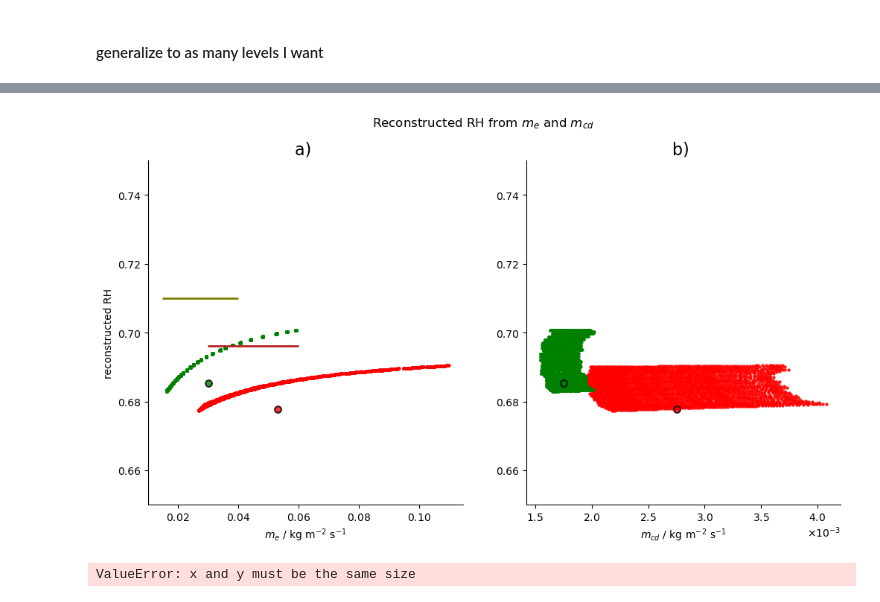
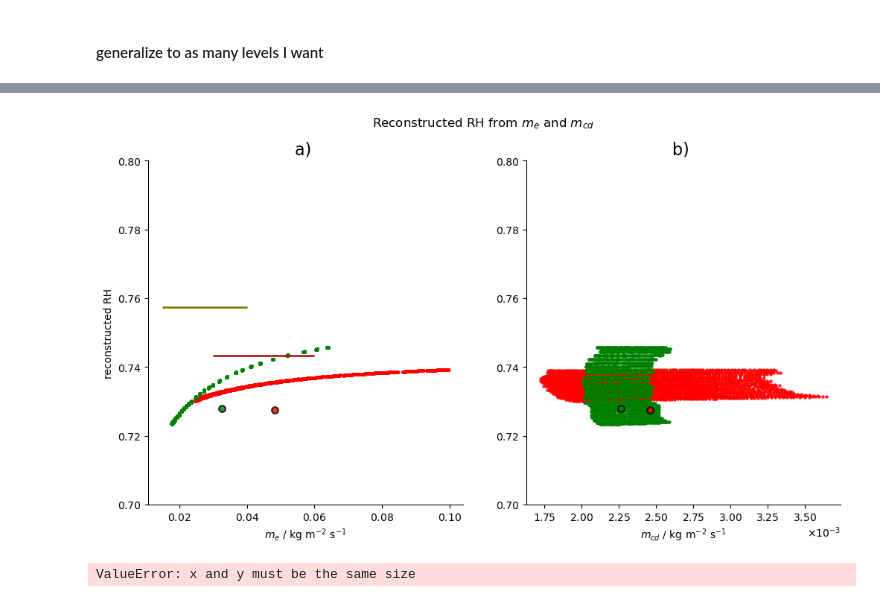
Before and after one commit to meteorologopazzo/BCO_observational, a Jupyter notebook: mass_fluxes_profiles/simplified_scheme.ipynb, the cells around one changed output, grey strips where cells are left out. Cells and saved outputs as stored; diff of their text form; code cells hidden in the pictures.

```diff
--- a/mass_fluxes_profiles/simplified_scheme.ipynb
+++ b/mass_fluxes_profiles/simplified_scheme.ipynb
@@ -1464,8 +1459,8 @@ me_eu, me_or = [], []
 mD_eu, mD_or = [], []
 
 
-Fa_q         = (-1e-3)/86400.   # kg/kg / day
-Fa_th        = (-1.)/86400.     # K / day
+Fa_q_eu         = (-2e-3)/86400.   # kg/kg / day
+Fa_th_eu        = (-1.)/86400.     # K / day
 bl_height    = 500.             # mean mixed layer height / m
 bl_density   = 1.               # vertically averaged density of the boundary layer / kg/m3
 
@@ -1481,8 +1476,8 @@ for i in range(theta_out_eu.size):
     ])
 
     b_eu = np.array([
-        - shf_era5_eu/cp - (RNet_eu)/cp - bl_density*bl_height*Fa_th,
-        - lhf_era5_eu / Lv - bl_density*bl_height*Fa_q
+        - shf_era5_eu/cp - (RNet_eu)/cp - bl_density*bl_height*Fa_th_eu,
+        - lhf_era5_eu / Lv - bl_density*bl_height*Fa_q_eu
     ])
 
     x_eu = np.linalg.pinv(A_eu) @ b_eu
@@ -1490,6 +1485,10 @@ for i in range(theta_out_eu.size):
     me_eu.append(x_eu[0])
     mD_eu.append(x_eu[1])
 
+
+
+Fa_q_or         = (-0.25e-3)/86400.   # kg/kg / day
+Fa_th_or        = (-0.25)/86400.      # K / da
 
 for i in range(theta_out_or.size):
     A_or = np.array([
@@ -1502,8 +1501,8 @@ for i in range(theta_out_or.size):
     ])
 
     b_or = np.array([
-        - shf_era5_or/cp - (RNet_or)/cp - bl_density*bl_height*Fa_th,   #( non_thBL_terms_or - ((2 - eps)/(1 - eps))*eps*stefan*(theta_bl_or)**4 )/cp,
-        - lhf_era5_or/Lv - bl_density*bl_height*Fa_q
+        - shf_era5_or/cp - (RNet_or)/cp - bl_density*bl_height*Fa_th_or,   #( non_thBL_terms_or - ((2 - eps)/(1 - eps))*eps*stefan*(theta_bl_or)**4 )/cp,
+        - lhf_era5_or/Lv - bl_density*bl_height*Fa_q_or
     ])
 
     x_or = np.linalg.pinv(A_or) @ b_or
@@ -1548,5 +1547,5 @@ ax[1].set_title(r"Resulting $h$ transport")
 for x in ax:
     for spine in ['top', 'right']:
         x.spines[spine].set_visible(False)
-        ax_twin.spines[spine].set_visible(False)
+        # ax_twin.spines[spine].set_visible(False)
 # %% [output]
@@ -1904,9 +1916,12 @@ rh_or_ED_mean = rh_ED(Vs_lhf_or, np.nanmean(me_or), np.nanmean(mD_or), q_sfc_or,
 fig, ax = plt.subplots(1,2, figsize=(12, 6))
 fig.suptitle(r"Reconstructed RH from $m_e$ and $m_{cd}$")
 
+factor_eu = qsea(temp_eu[0]-273.15, 1013.)/1e3/q_sfc_eu    # theta_bl_eu
+factor_or = qsea(temp_or[0]-273.15, 1013.)/1e3/q_sfc_or    # theta_bl_or
+
 sc = ax[0].scatter(
     me_eu.ravel(),
-    rh_eu_ED.ravel(),
+    (rh_eu_ED/factor_eu).ravel(),
     color='red',
     s=5,
     alpha=0.8,
@@ -1914,7 +1929,7 @@ sc = ax[0].scatter(
 
 sc = ax[0].scatter(
     me_or.ravel(),
-    rh_or_ED.ravel(),
+    (rh_or_ED/factor_or).ravel(),
     color='green',
     s=5,
     alpha=0.8,
@@ -1922,7 +1937,7 @@ sc = ax[0].scatter(
 
 ax[0].scatter(
     np.nanmean(me_eu),
-    rh_eu_ED_mean,
+    (rh_eu_ED_mean/factor_eu),
     marker="o",
     c='red',
     s=40,
@@ -1933,7 +1948,7 @@ ax[0].scatter(
 
 ax[0].scatter(
     np.nanmean(me_or),
-    rh_or_ED_mean,
+    (rh_or_ED_mean/factor_or),
     marker="o",
     c='green',
     s=40,
@@ -1943,8 +1958,8 @@ ax[0].scatter(
 )
 
 
-ax[0].hlines(xmin=0.03, xmax=0.06, y=q_bl_eu/q_sfc_eu, color="firebrick", linewidths=2.)
-ax[0].hlines(xmin=0.015, xmax=0.04, y=q_bl_or/q_sfc_or, color="olive", linewidths=2.)
+ax[0].hlines(xmin=0.03, xmax=0.06, y=(q_bl_eu/q_sfc_eu)/factor_eu, color="firebrick", linewidths=2.)
+ax[0].hlines(xmin=0.015, xmax=0.04, y=(q_bl_or/q_sfc_or)/factor_or, color="olive", linewidths=2.)
 
 
 ax[0].set_xlabel(r"$m_e$ / $\rm kg~m^{-2}~s^{-1}$")
@@ -1956,7 +1971,7 @@ ax[0].set_title(r"a) ", fontsize=16)
 
 sc = ax[1].scatter(
     (mD_eu).ravel(),
-    rh_eu_ED.ravel(),
+    (rh_eu_ED/factor_eu).ravel(),
     color='red',
     s=5,
     alpha=0.8,
@@ -1964,7 +1979,7 @@ sc = ax[1].scatter(
 
 sc = ax[1].scatter(
     (mD_or).ravel(),
-    rh_or_ED.ravel(),
+    (rh_or_ED/factor_or).ravel(),
     color='green',
     s=5,
     alpha=0.8,
@@ -1974,7 +1989,7 @@ sc = ax[1].scatter(
 
 ax[1].scatter(
     np.nanmean(mD_eu),
-    rh_eu_ED_mean,
+    (rh_eu_ED_mean/factor_eu),
     marker="o",
     c='red',
     s=40,
@@ -1984,36 +1999,36 @@ ax[1].scatter(
 )
 
 ax[1].scatter(
     np.nanmean(mD_or),
-    rh_or_ED_mean,
+    (rh_or_ED_mean/factor_or),
     marker="o",
     c='green',
     s=40,
     alpha=0.8,
     edgecolor="black",
     linewidths=1.5
 )
 
 ax[1].set_xlabel(r"$m_{cd}$ / $\rm kg~m^{-2}~s^{-1}$")
 ax[1].set_title(r"b) ", fontsize=16)
 
 
 
 
 
 from matplotlib.ticker import ScalarFormatter
 
 formatter = ScalarFormatter(useMathText=True)
 formatter.set_scientific(True)
 formatter.set_powerlimits((0, 0))
 
 for x in ax:
     x.xaxis.set_major_formatter(formatter)
-    x.set_ylim(0.65, 0.75)
+    x.set_ylim(0.7, 0.8)
     for spine in ['top', 'right']:
         x.spines[spine].set_visible(False)
 # %% [output]
-[figure, old version]
+[figure, new version]
 # %%
 fig, ax = plt.subplots(1,1, figsize=(6, 6))
 
```
Also changed, not shown: parts of 10 cells of this notebook, 2 other files.
